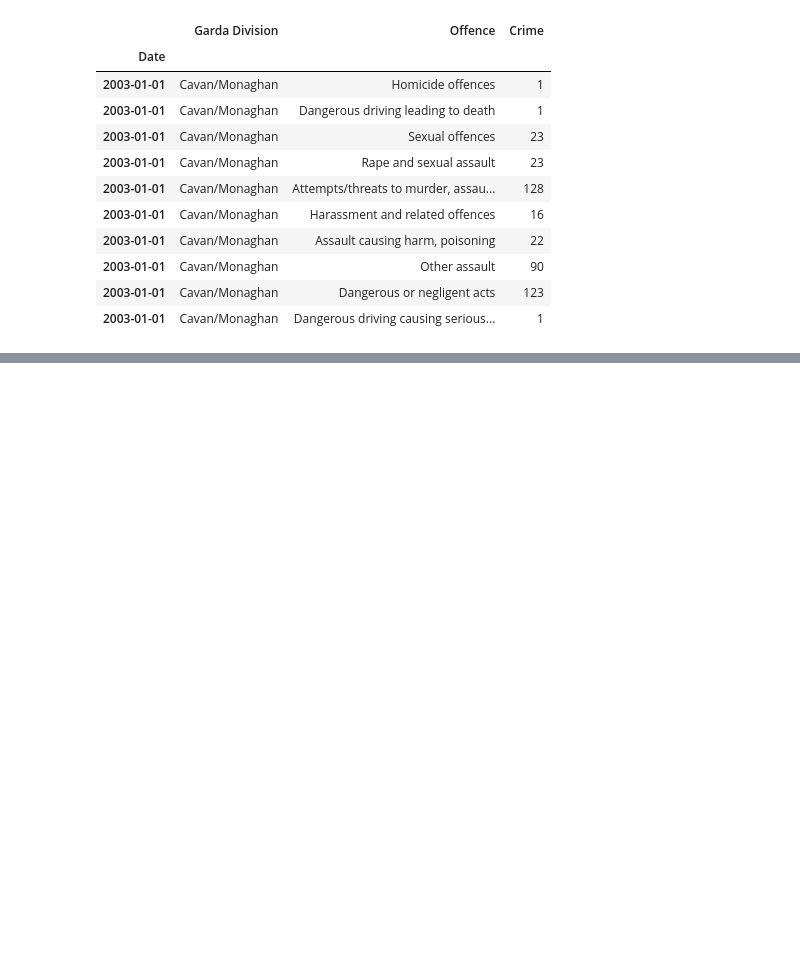
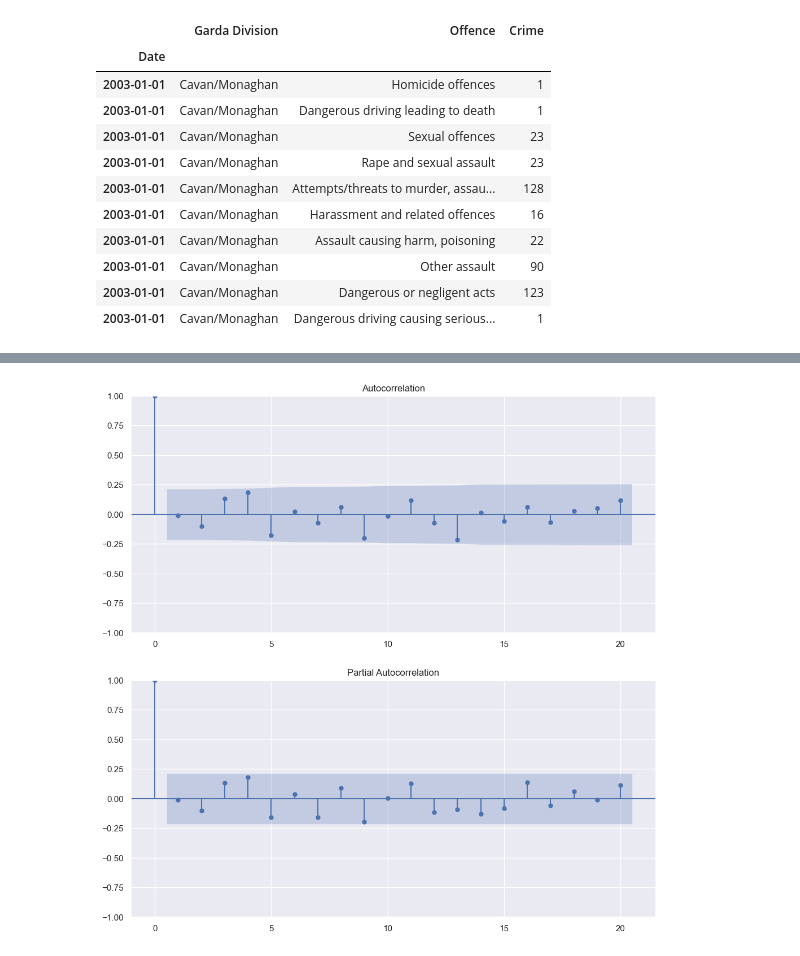
Before and after one commit to caio-moliveira/crime-prediction-using-forecasting-models, a Jupyter notebook: Capstone Project.ipynb, the cells around one changed output, grey strips where cells are left out. Cells and saved outputs as stored; diff of their text form; code cells hidden in the pictures; blank space fills up the shorter version.

```diff
--- a/Capstone Project.ipynb
+++ b/Capstone Project.ipynb
@@ -347,0 +372,15 @@ test = theft_from_person_data['Crime'].loc['2023-01-01':]
+# %%
+diff = theft_from_person_data.diff().dropna()
+# %%
+# Create figure for plotting
+fig, (ax1, ax2) = plt.subplots(2, 1, figsize=(12, 12))
+
+# Plot the Autocorrelation Function (ACF)
+plot_acf(diff, lags=20, ax=ax1)
+
+# Plot the Partial Autocorrelation Function (PACF)
+plot_pacf(diff, lags=20, ax=ax2, method='ywm')
+
+plt.show()
+# %% [output]
+[figure, added]
```
Also changed, not shown: parts of 30 cells of this notebook.
